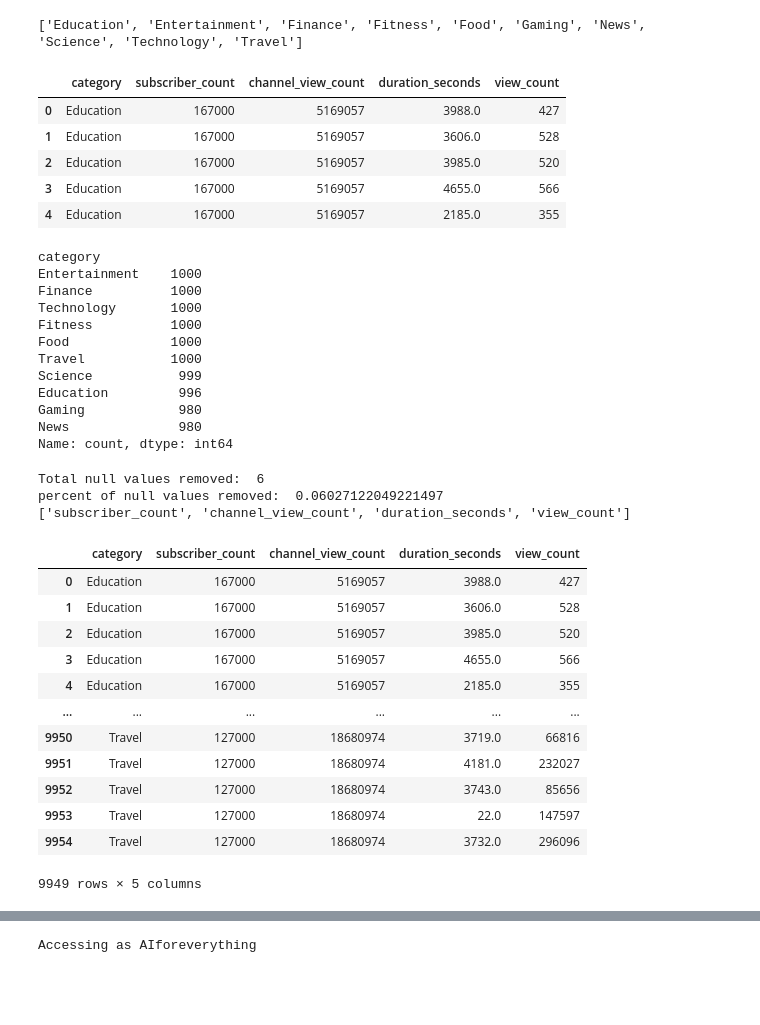
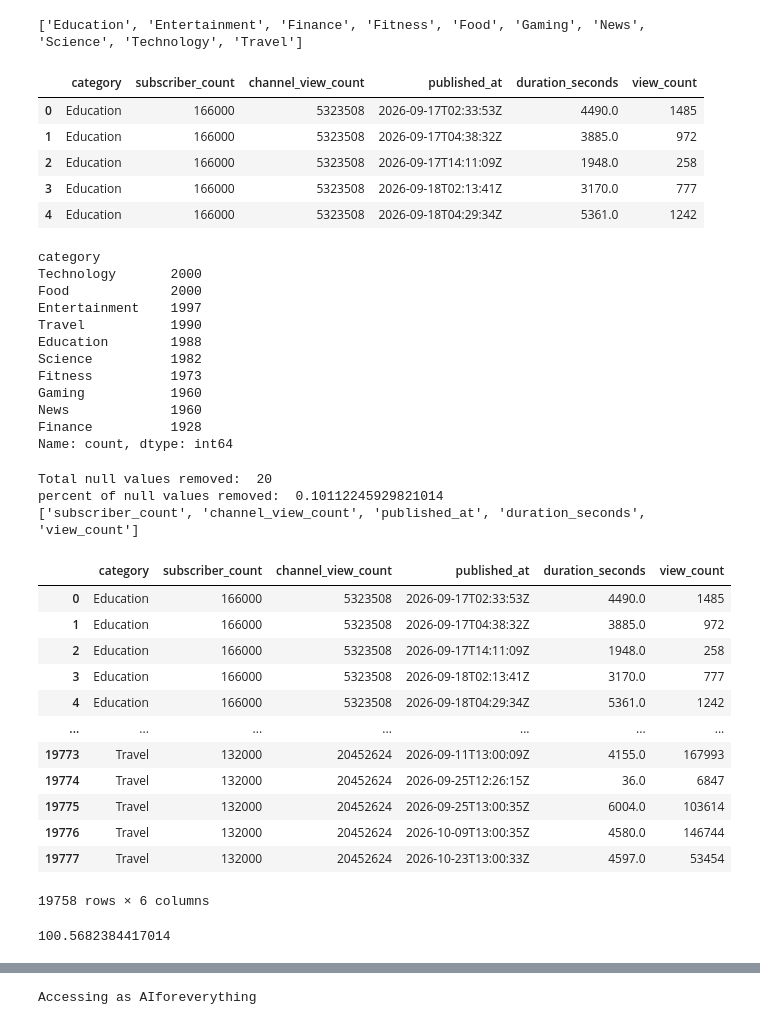
Before and after one commit to AIforeverything/MLOPS_youtube_CTA_Project, a Jupyter notebook: notebooks/experiment4.ipynb, the cells around one changed output, grey strips where cells are left out. Saved outputs shown, nothing was run; the diff lists cells and outputs as text; code cells hidden in the pictures; blank space fills up the shorter version.

```diff
--- a/notebooks/experiment4.ipynb
+++ b/notebooks/experiment4.ipynb
@@ -12,5 +12,5 @@ os.chdir('../')
 # %%
-df= pd.read_csv("./data/raw/youtube_10000_videos.csv")
+df= pd.read_csv("./data/raw/youtube_20000_videos.csv")
 df.head()
 # %% [output]
 |  | category | channel_id | channel_name | subscriber_count | channel_view_count | channel_video_count | ... |
@@ -24,30 +24,30 @@ print(list(df["category"].unique()))
 # %% [output]
 ['Education', 'Entertainment', 'Finance', 'Fitness', 'Food', 'Gaming', 'News', 'Science', 'Technology', 'Travel']
 # %%
-required_columns=['category','subscriber_count','channel_view_count','duration_seconds', 'view_count']
+required_columns=['category','subscriber_count','channel_view_count',"published_at",'duration_seconds', 'view_count']
 df1=df[required_columns]
 df1.head()
 # %% [output]
-|  | category | subscriber_count | channel_view_count | duration_seconds | view_count |
-| 0 | Education | 167000 | 5169057 | 3988.0 | 427 |
-| 1 | Education | 167000 | 5169057 | 3606.0 | 528 |
-| 2 | Education | 167000 | 5169057 | 3985.0 | 520 |
-| 3 | Education | 167000 | 5169057 | 4655.0 | 566 |
-| 4 | Education | 167000 | 5169057 | 2185.0 | 355 |
+|  | category | subscriber_count | channel_view_count | published_at | duration_seconds | view_count |
+| 0 | Education | 166000 | 5323508 | 2026-09-17T02:33:53Z | 4490.0 | 1485 |
+| 1 | Education | 166000 | 5323508 | 2026-09-17T04:38:32Z | 3885.0 | 972 |
+| 2 | Education | 166000 | 5323508 | 2026-09-17T14:11:09Z | 1948.0 | 258 |
+| 3 | Education | 166000 | 5323508 | 2026-09-18T02:13:41Z | 3170.0 | 777 |
+| 4 | Education | 166000 | 5323508 | 2026-09-18T04:29:34Z | 5361.0 | 1242 |
 # %%
 df["category"].value_counts()
 # %% [output]
 category
-Entertainment    1000
-Finance          1000
-Technology       1000
-Fitness          1000
-Food             1000
-Travel           1000
-Science           999
-Education         996
-Gaming            980
-News              980
+Technology       2000
+Food             2000
+Entertainment    1997
+Travel           1990
+Education        1988
+Science          1982
+Fitness          1973
+Gaming           1960
+News             1960
+Finance          1928
 Name: count, dtype: int64
 # %%
 from src.utils.remove_null_values import remove_null
@@ -59,19 +59,31 @@ print(columns_list)
 # df2= remove_outliers(df2,columns_list)
 df2
 # %% [output]
-Total null values removed:  6
-percent of null values removed:  0.06027122049221497
-['subscriber_count', 'channel_view_count', 'duration_seconds', 'view_count']
+Total null values removed:  20
+percent of null values removed:  0.10112245929821014
+['subscriber_count', 'channel_view_count', 'published_at', 'duration_seconds', 'view_count']
-|  | category | subscriber_count | channel_view_count | duration_seconds | view_count |
-| 0 | Education | 167000 | 5169057 | 3988.0 | 427 |
-| 1 | Education | 167000 | 5169057 | 3606.0 | 528 |
-| 2 | Education | 167000 | 5169057 | 3985.0 | 520 |
-| 3 | Education | 167000 | 5169057 | 4655.0 | 566 |
-| 4 | Education | 167000 | 5169057 | 2185.0 | 355 |
-| ... | ... | ... | ... | ... | ... |
-| 9950 | Travel | 127000 | 18680974 | 3719.0 | 66816 |
-| 9951 | Travel | 127000 | 18680974 | 4181.0 | 232027 |
-| 9952 | Travel | 127000 | 18680974 | 3743.0 | 85656 |
-| 9953 | Travel | 127000 | 18680974 | 22.0 | 147597 |
-| 9954 | Travel | 127000 | 18680974 | 3732.0 | 296096 |
+|  | category | subscriber_count | channel_view_count | published_at | duration_seconds | view_count |
+| 0 | Education | 166000 | 5323508 | 2026-09-17T02:33:53Z | 4490.0 | 1485 |
+| 1 | Education | 166000 | 5323508 | 2026-09-17T04:38:32Z | 3885.0 | 972 |
+| 2 | Education | 166000 | 5323508 | 2026-09-17T14:11:09Z | 1948.0 | 258 |
+| 3 | Education | 166000 | 5323508 | 2026-09-18T02:13:41Z | 3170.0 | 777 |
+| 4 | Education | 166000 | 5323508 | 2026-09-18T04:29:34Z | 5361.0 | 1242 |
+| ... | ... | ... | ... | ... | ... | ... |
+| 19773 | Travel | 132000 | 20452624 | 2026-09-11T13:00:09Z | 4155.0 | 167993 |
+| 19774 | Travel | 132000 | 20452624 | 2026-09-25T12:26:15Z | 36.0 | 6847 |
+| 19775 | Travel | 132000 | 20452624 | 2026-09-25T13:00:35Z | 6004.0 | 103614 |
+| 19776 | Travel | 132000 | 20452624 | 2026-10-09T13:00:35Z | 4580.0 | 146744 |
+| 19777 | Travel | 132000 | 20452624 | 2026-10-23T13:00:33Z | 4597.0 | 53454 |
-9949 rows × 5 columns
+19758 rows × 6 columns
+# %%
+from datetime import datetime, timezone
+
+def calculate_video_age_days(published_at: str) -> float:
+    published = datetime.fromisoformat(
+        published_at.replace("Z", "+00:00")
+    )
+    age = datetime.now(timezone.utc) - published
+    return max(age.total_seconds() / 86400, 0)
+calculate_video_age_days("2026-07-18T01:52:16Z")
+# %% [output]
+100.5682384417014
```
Also changed, not shown: parts of 16 cells of this notebook, 4 other files.
